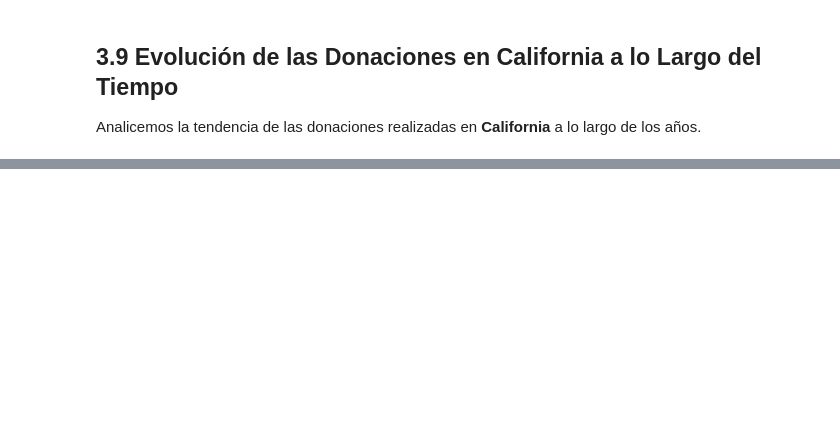
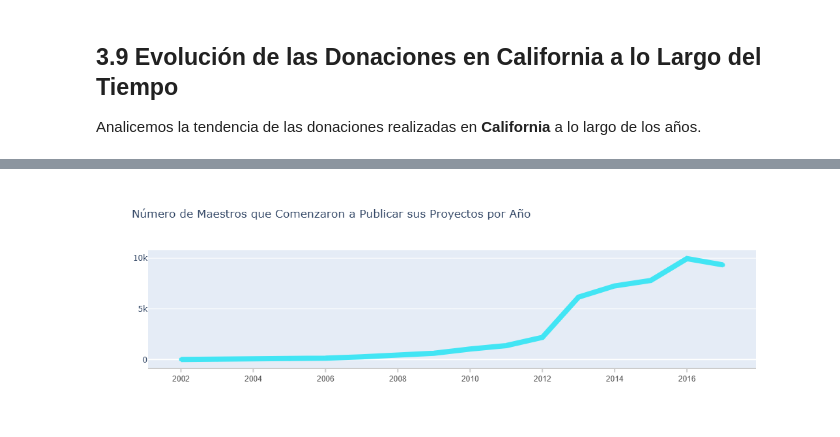
Before and after one commit to Marioleeyva/ADND_Prueba_Practica05, a Jupyter notebook: Practica05/Practica05_230117.ipynb, the cells around one changed output, grey strips where cells are left out. Saved outputs shown, nothing was run; the diff lists cells and outputs as text; code cells hidden in the pictures; blank space fills up the shorter version.

```diff
--- a/Practica05/Practica05_230117.ipynb
+++ b/Practica05/Practica05_230117.ipynb
@@ -2283,0 +2303,7 @@ iplot(fig)
+# %%
+teachers_df['Posted Date'] = pd.to_datetime(teachers_df['Teacher First Project Posted Date'])
+teachers_df['Posted Year'] = teachers_df['Posted Date'].dt.year
+
+# Descubramos quiénes fueron los primeros maestros en DonorsChoose
+# Algunos de los maestros más antiguos
+teachers_df[['Teacher ID', 'Posted Date']].sort_values(['Posted Date'])[:10]
@@ -2283,0 +2326,37 @@ iplot(fig)
+# %%
+temp = teachers_df.groupby('Posted Year').agg({'Teacher ID' : 'count'}).reset_index()
+temp = temp.sort_values('Posted Year')
+
+trace = go.Scatter(
+    x=list(temp['Posted Year'])[:-1],
+    y=list(temp['Teacher ID'])[:-1],
+    mode='lines+markers',  # ← CORREGIDO: "markers" en plural
+    line=dict(color="#42e5f4", width=8),
+    connectgaps=True,
+    fillcolor='rgba(0,100,80,0.2)',
+)
+
+layout = go.Layout(
+    xaxis=dict(
+        showline=True,
+        showgrid=False,
+        showticklabels=True,
+        linecolor='rgb(204, 204, 204)',
+        linewidth=2,
+        ticks='outside',
+        tickcolor='rgb(204, 204, 204)',
+        tickwidth=2,
+        ticklen=5,
+        tickfont=dict(
+            family='Arial',
+            size=12,
+            color='rgb(82, 82, 82)',
+        ),
+    ),
+    title='Número de Maestros que Comenzaron a Publicar sus Proyectos por Año'
+)
+
+fig = go.Figure(data=[trace], layout=layout)
+iplot(fig, filename='news-source')
+# %% [output]
+[figure, added]
```
Also changed, not shown: parts of 21 cells of this notebook.
